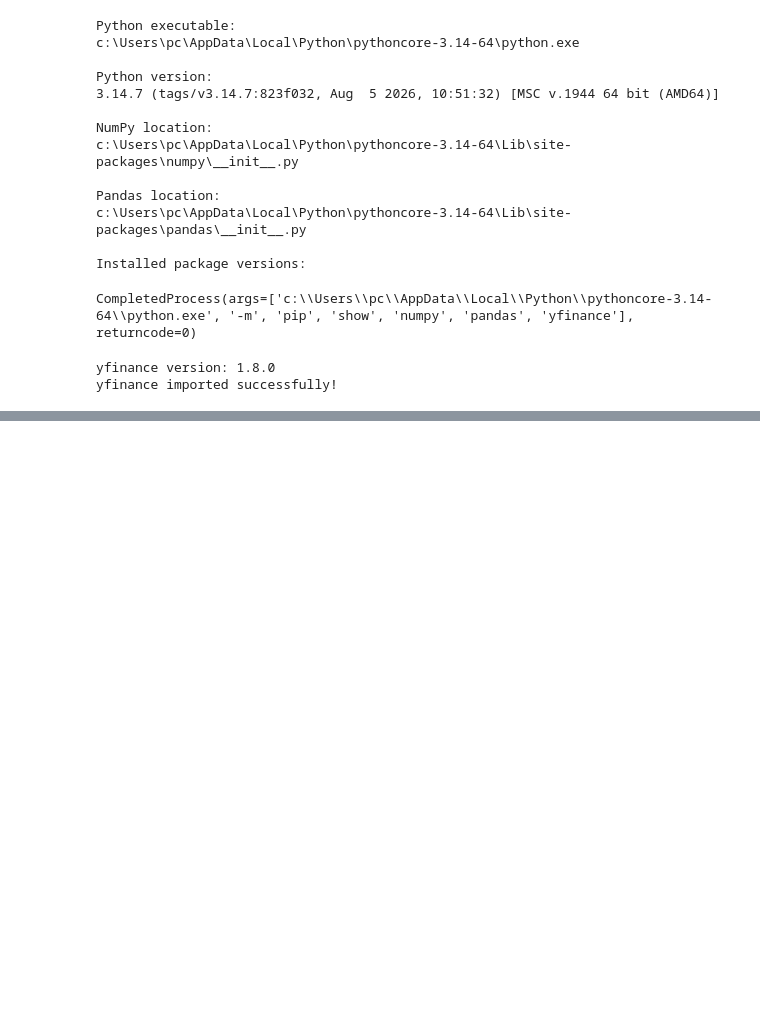
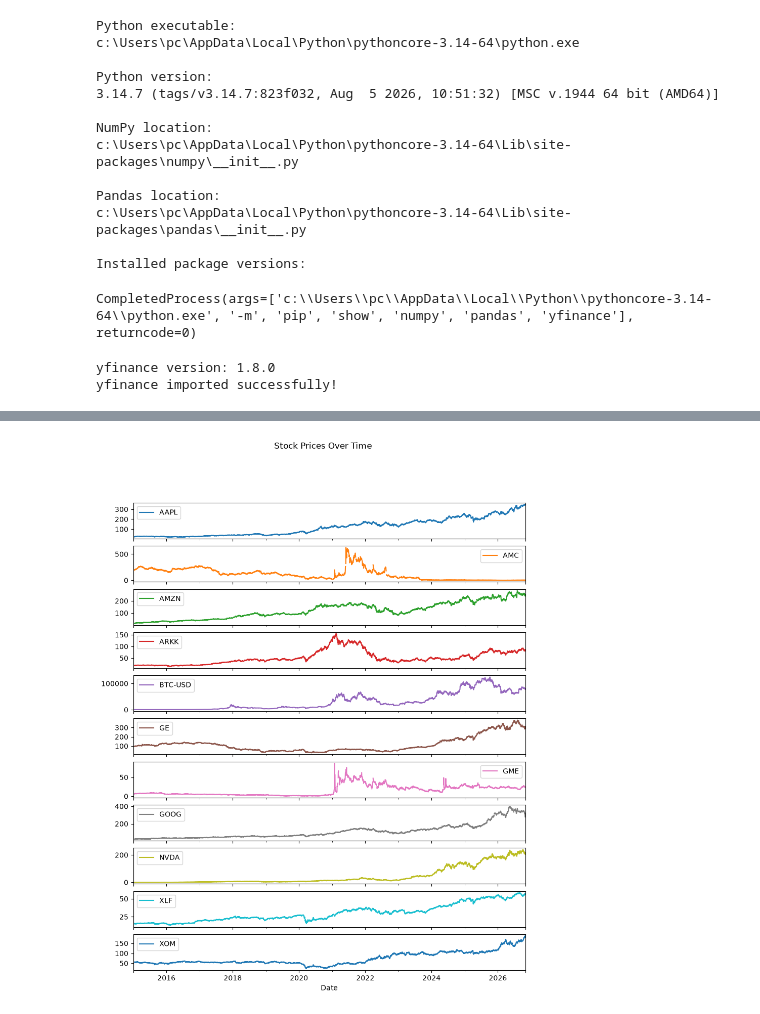
Before and after one commit to YasmineCharifi/financial_mathematics_intro, a Jupyter notebook: time_series_analysis.ipynb, the cells around one changed output, grey strips where cells are left out. Cells and saved outputs as stored; diff of their text form; code cells hidden in the pictures; blank space fills up the shorter version.

Commit message:
plotting the different stock prices with the economic indicators

```diff
--- a/time_series_analysis.ipynb
+++ b/time_series_analysis.ipynb
@@ -159,0 +206,88 @@ stock_data = yf.download(
+# %%
+import matplotlib.pyplot as plt
+from pandas_datareader import data as pdr
+
+start, end = "2015-01-01", "2026-11-01"
+
+tickers = ["NVDA", "GE", "AAPL", "GOOG", "AMZN", "XOM", "GME", "ARKK", "AMC", "BTC-USD", "XLF"]
+prices = yf.download(tickers, start=start, end=end, auto_adjust=True)["Close"]
+
+fred_codes = {
+    "DGS10": "10-Year Treasury Constant Maturity Rate",
+    "DTB3": "3-Month Treasury Bill: Secondary Market Rate",
+    "DEXUSEU": "U.S. / Euro Foreign Exchange Rate",
+    "DCOILWTICO": "Crude Oil Prices: West Texas Intermediate (WTI) - Cushing, Oklahoma",
+    "UNRATE":"Unemployment",
+    "CPIAUCSL":"Consumer Price Index for All Urban Consumers: All Items",
+    "GDP":"Gross Domestic Product",
+}
+
+fred = pdr.DataReader(list(fred_codes.keys()), "fred", start=start, end=end)
+
+## Plotting the stock prices
+prices.plot(subplots=True, figsize=(10, 12), title="Stock Prices Over Time")
+import matplotlib.pyplot as plt
+import pandas as pd
+
+# Ensure the index is datetime
+fred.index = pd.to_datetime(fred.index)
+
+# Economic indicators
+indicators = {
+    "DGS10": "10-Year Treasury Rate (%)",
+    "DTB3": "3-Month Treasury Bill Rate (%)",
+    "DEXUSEU": "USD/EUR Exchange Rate",
+    "DCOILWTICO": "WTI Oil Price ($)",
+    "UNRATE": "Unemployment Rate (%)",
+    "CPIAUCSL": "Consumer Price Index",
+    "GDP": "Gross Domestic Product (Billions $)"
+}
+
+fig, axes = plt.subplots(
+    nrows=7,
+    ncols=1,
+    figsize=(14, 22),
+    sharex=True
+)
+
+for ax, (code, title) in zip(axes, indicators.items()):
+
+    # Extract valid observations
+    series = pd.to_numeric(
+        fred[code], errors="coerce"
+    ).dropna()
+
+    # Plot data
+    ax.plot(
+        series.index,
+        series.values,
+        linewidth=1.5,
+        color="steelblue"
+    )
+
+    ax.set_title(title, fontsize=11)
+    ax.grid(True, alpha=0.3)
+
+    # Ensure appropriate vertical limits
+    if not series.empty:
+        ax.set_ylim(
+            series.min() - 0.05 * abs(series.min()),
+            series.max() + 0.05 * abs(series.max())
+        )
+
+axes[-1].set_xlabel("Date")
+
+fig.suptitle(
+    "US Economic Indicators Over Time (2015–2026)",
+    fontsize=16,
+    y=1.01
+)
+
+plt.tight_layout()
+plt.show()
+
+
+# Save the data to csv files
+prices.to_csv("stock_prices.csv")
+fred.to_csv("economic_indicators.csv")
+# %% [output]
@@ -159,0 +295 @@ stock_data = yf.download(
+[figure, added]
```
Also changed, not shown: parts of 5 cells of this notebook, 2 other files.
